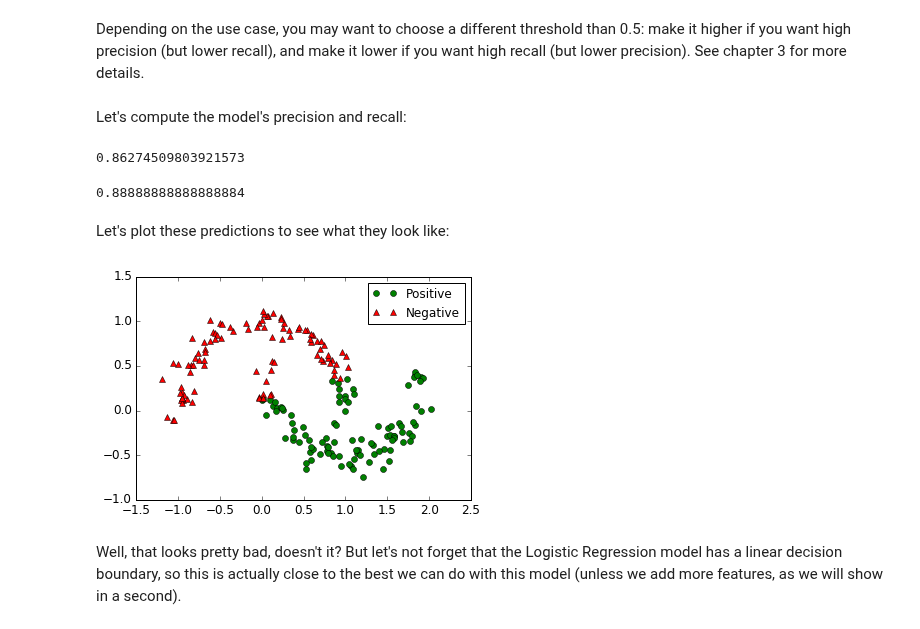
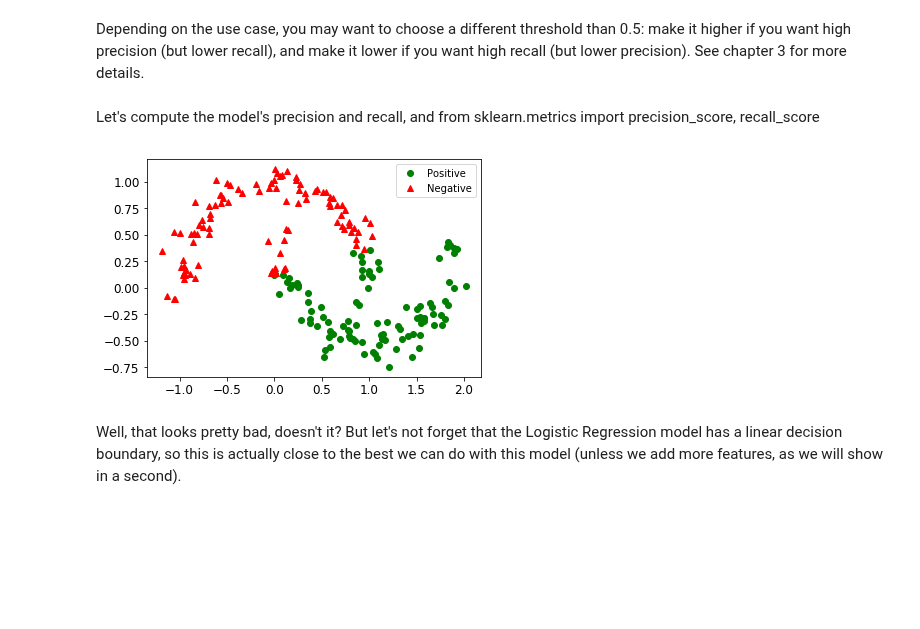
Before and after one commit to whille/handson-ml, a Jupyter notebook: 09_up_and_running_with_tensorflow.ipynb, the cells around one changed output. Saved outputs shown, nothing was run; the diff lists cells and outputs as text; code cells hidden in the pictures; blank space fills up the shorter version.

```diff
--- a/09_up_and_running_with_tensorflow.ipynb
+++ b/09_up_and_running_with_tensorflow.ipynb
@@ -566,6 +563,13 @@ file_writer = tf.summary.FileWriter(logdir, tf.get_default_graph())
 n_epochs = 10
 batch_size = 100
 n_batches = int(np.ceil(m / batch_size))
+
+def fetch_batch(epoch, batch_index, batch_size):
+    np.random.seed(epoch * n_batches + batch_index)  # not shown in the book
+    indices = np.random.randint(m, size=batch_size)  # not shown
+    X_batch = scaled_housing_data_plus_bias[indices] # not shown
+    y_batch = housing.target.reshape(-1, 1)[indices] # not shown
+    return X_batch, y_batch
 
 with tf.Session() as sess:
     sess.run(init)
@@ -1091,3 +1114,22 @@ with tf.Session() as sess:
 f_val, gradients_val
 # %% [output]
 (42.0, [24.0, 10.0])
+# %%
+#let's try the arbitary code:
+def my_func(a, b):
+    z = 0
+    for i in range(100):
+        z = a * tf.cos(z + float(i)) + z * tf.sin(b - i)
+    return z
+
+x = tf.Variable(3., name="x")
+y = tf.Variable(4., name="y")
+f=my_func(x,y)
+
+init = tf.global_variables_initializer()
+
+with tf.Session() as sess:
+    init.run()
+    f_val, gradients_val = sess.run([f, gradients])
+
+f_val, gradients_val
@@ -1282,27 +1324,23 @@ array([[ True],
 # %% [markdown]
 Depending on the use case, you may want to choose a different threshold than 0.5: make it higher if you want high precision (but lower recall), and make it lower if you want high recall (but lower precision). See chapter 3 for more details.
 # %% [markdown]
-Let's compute the model's precision and recall:
+Let's compute the model's precision and recall, and from sklearn.metrics import precision_score, recall_score
-# %%
-from sklearn.metrics import precision_score, recall_score
-
-precision_score(y_test, y_pred)
-# %% [output]
-0.86274509803921573
-# %%
-recall_score(y_test, y_pred)
-# %% [output]
-0.88888888888888884
-# %% [markdown]
-Let's plot these predictions to see what they look like:
 # %%
-y_pred_idx = y_pred.reshape(-1) # a 1D array rather than a column vector
-plt.plot(X_test[y_pred_idx, 1], X_test[y_pred_idx, 2], 'go', label="Positive")
-plt.plot(X_test[~y_pred_idx, 1], X_test[~y_pred_idx, 2], 'r^', label="Negative")
-plt.legend()
-plt.show()
+from sklearn.metrics import precision_score, recall_score
+
+def show_eval():
+    y_pred = (y_proba_val >= 0.5)
+    print('precision:', precision_score(y_test, y_pred))
+    print('recall:', recall_score(y_test, y_pred))
+    y_pred_idx = y_pred.reshape(-1) # a 1D array rather than a column vector
+    plt.plot(X_test[y_pred_idx, 1], X_test[y_pred_idx, 2], 'go', label="Positive")
+    plt.plot(X_test[~y_pred_idx, 1], X_test[~y_pred_idx, 2], 'r^', label="Negative")
+    plt.legend()
+    plt.show()
-# %% [output]
-[figure, removed]
+# %%
+show_eval()
+# %% [output]
+[figure, added]
 # %% [markdown]
 Well, that looks pretty bad, doesn't it? But let's not forget that the Logistic Regression model has a linear decision boundary, so this is actually close to the best we can do with this model (unless we add more features, as we will show in a second).
 # %% [markdown]
```
Also changed, not shown: parts of 33 cells of this notebook, 6 other files.
